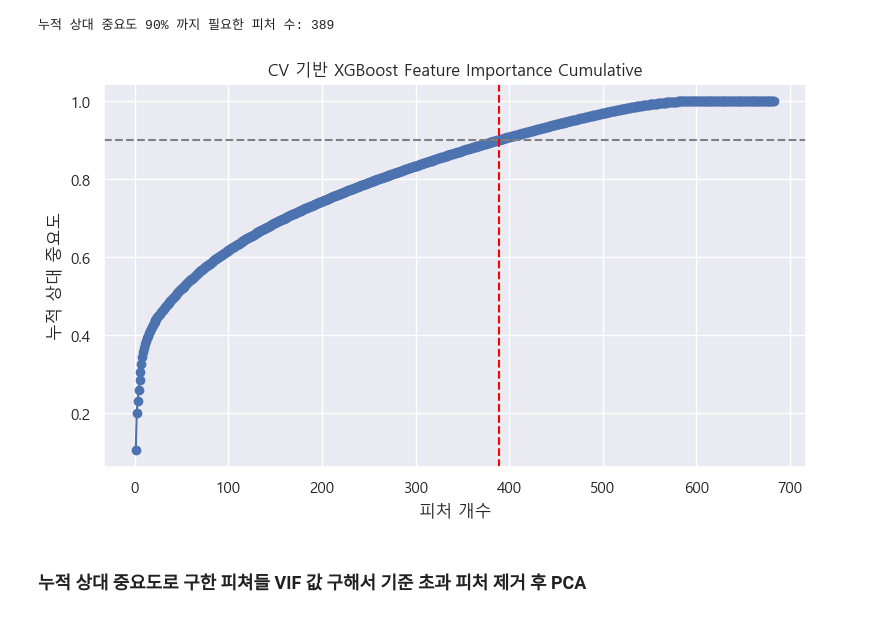
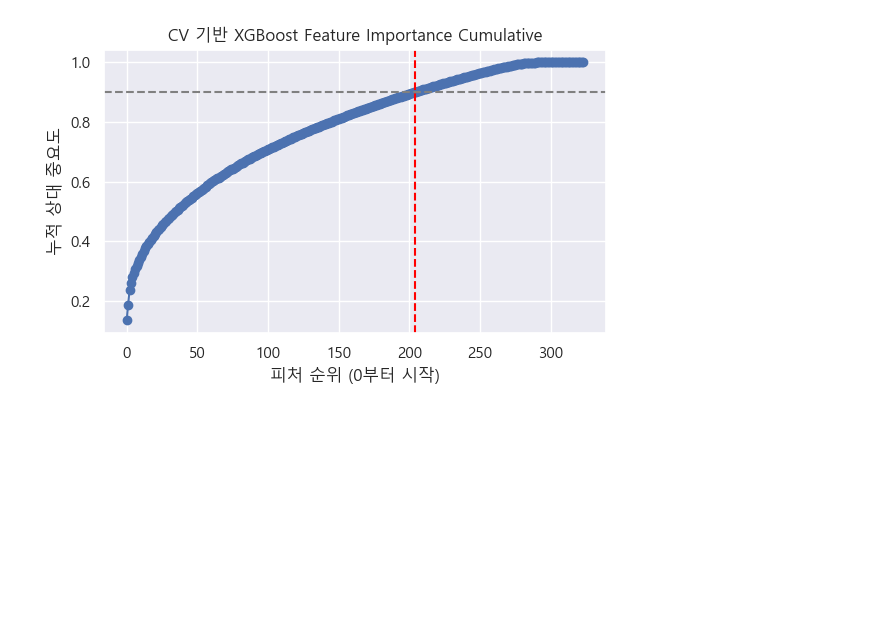
Before and after one commit to Rungky/FinalProject, a Jupyter notebook: src/조민지/모델링/XGBoost_누적상대중요도_구하기.ipynb, the cells around one changed output. Drawn from its saved outputs; the diff is of its cells as text; code cells hidden in the pictures; blank space fills up the shorter version.

```diff
--- a/src/조민지/모델링/XGBoost_누적상대중요도_구하기.ipynb
+++ b/src/조민지/모델링/XGBoost_누적상대중요도_구하기.ipynb
@@ -90,57 +91,53 @@ import sys
+# %%
+# 설정값
+IMP_CUM_THRESH = 0.90  # 누적 상대 중요도 컷오프
+VIF_THRESH     = 10    # VIF 컷오프
+N_SPLITS       = 5     # CV fold 수
 # %%
-# TRAIN 데이터 로드 및 불필요 컬럼 제거
-train_df = pd.read_csv("merged_2018_train.csv")
-X_full   = train_df.drop(columns=['ID', 'Segment', '기준년월'])
-y        = train_df['Segment']
+# 데이터 로드 및 전처리
+df        = pd.read_csv("merged_2018_train.csv")
+X         = df.drop(columns=['ID','Segment'])
+y         = df['Segment']
+le        = LabelEncoder()
+y_enc     = le.fit_transform(y)
+num_feats = X.select_dtypes(include=np.number).columns.tolist()
+X_num     = X[num_feats]
 
-# 문자열 레이블을 숫자로 인코딩
-le    = LabelEncoder()
-y_enc = le.fit_transform(y)  # 'A'→0, 'B'→1, ..., 'E'→4
+# 전체 TRAIN 스케일링
+scaler    = StandardScaler().fit(X_num)
+X_scaled  = pd.DataFrame(scaler.transform(X_num), columns=num_feats)
 
-
-# 숫자형 피처만 선택 및 스케일링
-num_feats = X_full.select_dtypes(include=[np.number]).columns.tolist()
-X_num     = X_full[num_feats]
-scaler    = StandardScaler()
-X_s       = scaler.fit_transform(X_num)
-df_vif    = pd.DataFrame(X_s, columns=num_feats, index=train_df.index)
-
-
-# CV 기반 XGBoost 중요도 추출
-skf           = StratifiedKFold(n_splits=5, shuffle=True, random_state=42)
-imp_mat       = np.zeros((skf.get_n_splits(), len(num_feats)))
-
-for fold, (tr_idx, _) in enumerate(skf.split(X_s, y_enc)):
+# CV 기반 XGBoost 중요도 평균
+skf     = StratifiedKFold(n_splits=N_SPLITS, shuffle=True, random_state=42)
+imp_mat = np.zeros((N_SPLITS, len(num_feats)))
+for fold, (tr, va) in enumerate(skf.split(X_scaled, y_enc)):
     model = XGBClassifier(eval_metric='logloss', random_state=42)
-    model.fit(X_s[tr_idx], y_enc[tr_idx])
+    model.fit(X_scaled.iloc[tr], y_enc[tr])
     imp_mat[fold, :] = model.feature_importances_
 
-# 중요도 집계 및 누적 상대 중요도 계산
 mean_imp = imp_mat.mean(axis=0)
 df_imp   = (
     pd.DataFrame({'feature': num_feats, 'importance': mean_imp})
       .sort_values('importance', ascending=False)
       .reset_index(drop=True)
 )
 df_imp['rel_imp']     = df_imp['importance'] / df_imp['importance'].sum()
 df_imp['cum_rel_imp'] = df_imp['rel_imp'].cumsum()
 
-# 완만해지는 지점 찾기 & 시각화
-threshold = 0.90
-n_keep    = (df_imp['cum_rel_imp'] <= threshold).sum() + 1
-print(f"누적 상대 중요도 {threshold*100:.0f}% 까지 필요한 피처 수: {n_keep}")
-
-plt.figure(figsize=(8,5))
-plt.plot(np.arange(1, len(df_imp)+1), df_imp['cum_rel_imp'], marker='o')
-plt.axhline(threshold, color='gray', linestyle='--')
-plt.axvline(n_keep, color='red', linestyle='--')
-plt.xlabel('피처 개수')
-plt.ylabel('누적 상대 중요도')
-plt.title('CV 기반 XGBoost Feature Importance Cumulative')
+# 누적 상대 중요도 그래프
+n_keep = (df_imp['cum_rel_imp'] <= IMP_CUM_THRESH).sum() + 1
+x_pos  = n_keep - 1  # zero-based
+plt.figure(figsize=(6,4))
+plt.plot(df_imp['cum_rel_imp'].values, marker='o')
+plt.axhline(IMP_CUM_THRESH, color='gray', linestyle='--')
+plt.axvline(x=x_pos, color='red', linestyle='--')
+plt.title("CV 기반 XGBoost Feature Importance Cumulative")
+plt.xlabel("피처 순위 (0부터 시작)")
+plt.ylabel("누적 상대 중요도")
 plt.tight_layout()
 plt.show()
+
+# 누적 90%까지의 피처 선택
+top_feats = df_imp.loc[:n_keep-1, 'feature'].tolist()
 # %% [output]
-누적 상대 중요도 90% 까지 필요한 피처 수: 389
-[figure, old version]
+[figure, new version]
-# %% [markdown]
-### 누적 상대 중요도로 구한 피쳐들 VIF 값 구해서 기준 초과 피처 제거 후 PCA
```
Also changed, not shown: parts of 11 cells of this notebook.
